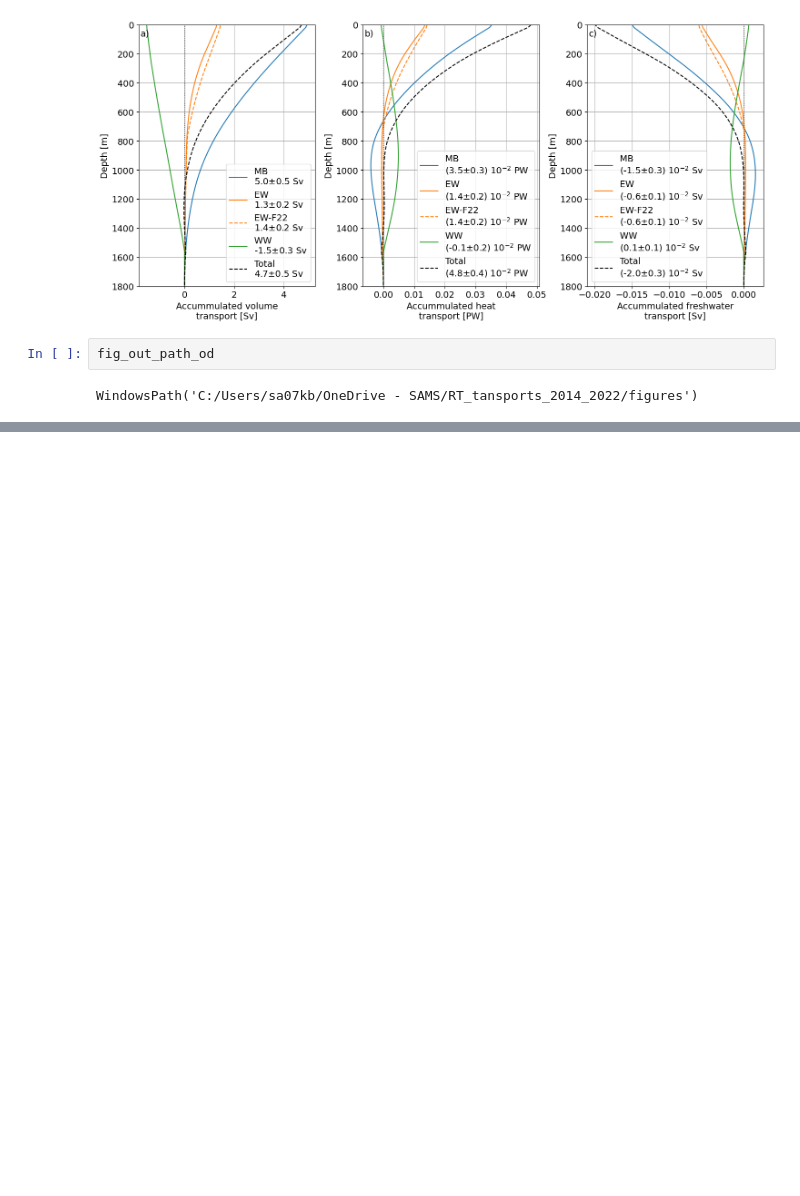
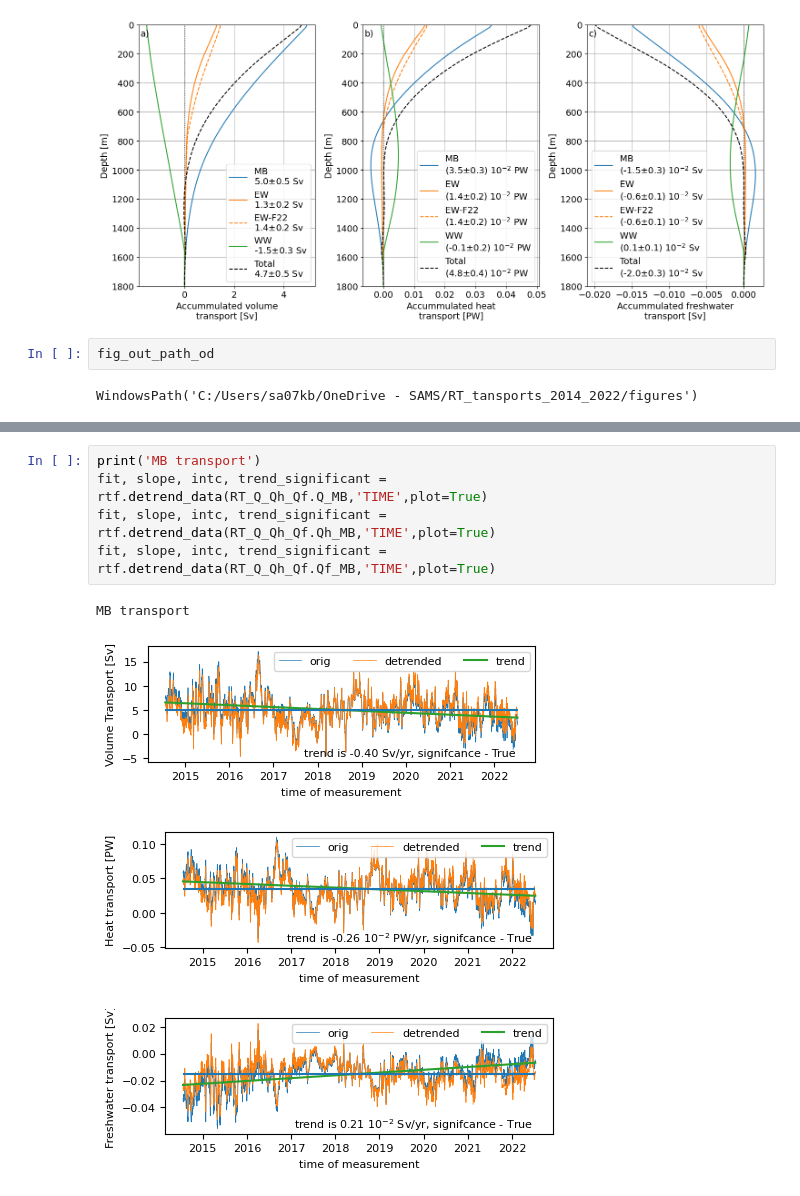
Before and after one commit to ScotMarPhys/Rockall_Trough_Transports, a Jupyter notebook: notebooks/9.0_Paper_Rockall_Trough_Results.ipynb, the cells around one changed output, grey strips where cells are left out. Drawn from its saved outputs; the diff is of its cells as text; blank space fills up the shorter version.

```diff
--- a/notebooks/9.0_Paper_Rockall_Trough_Results.ipynb
+++ b/notebooks/9.0_Paper_Rockall_Trough_Results.ipynb
@@ -1005,0 +978,10 @@ ax.legend(['data', 'trend line %2.1f Sv/yr'%(res.slope*2*365)])
+# %%
+print('MB transport')
+fit, slope, intc, trend_significant = rtf.detrend_data(RT_Q_Qh_Qf.Q_MB,'TIME',plot=True)
+fit, slope, intc, trend_significant = rtf.detrend_data(RT_Q_Qh_Qf.Qh_MB,'TIME',plot=True)
+fit, slope, intc, trend_significant = rtf.detrend_data(RT_Q_Qh_Qf.Qf_MB,'TIME',plot=True)
+# %% [output]
+MB transport
+[figure, added]
+[figure, added]
+[figure, added]
```
Also changed, not shown: parts of 5 cells of this notebook, 1 other file.
